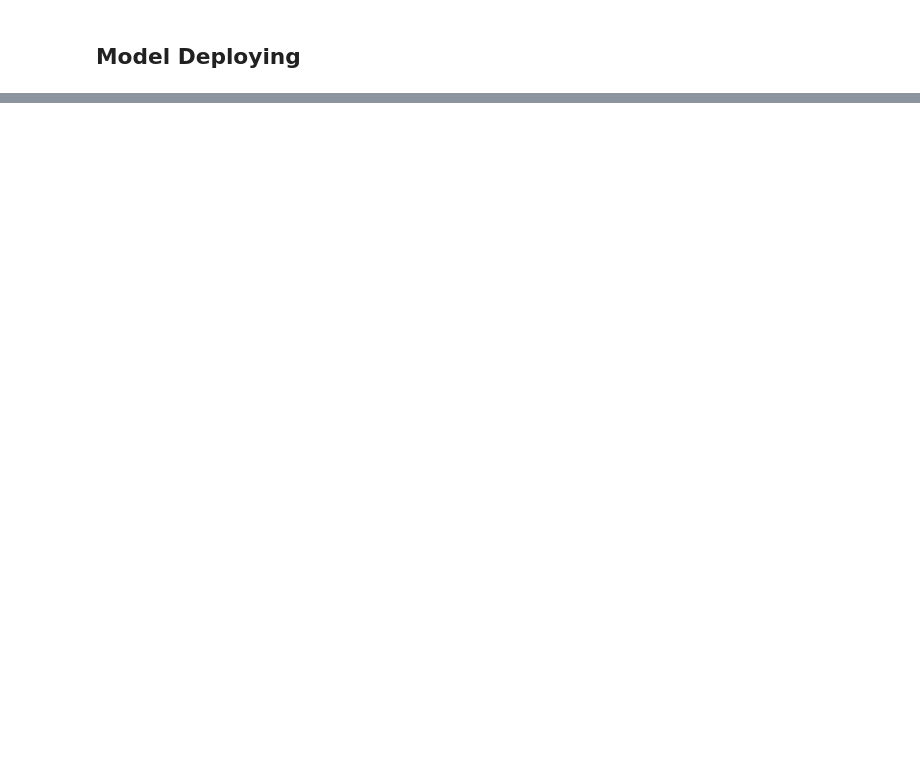
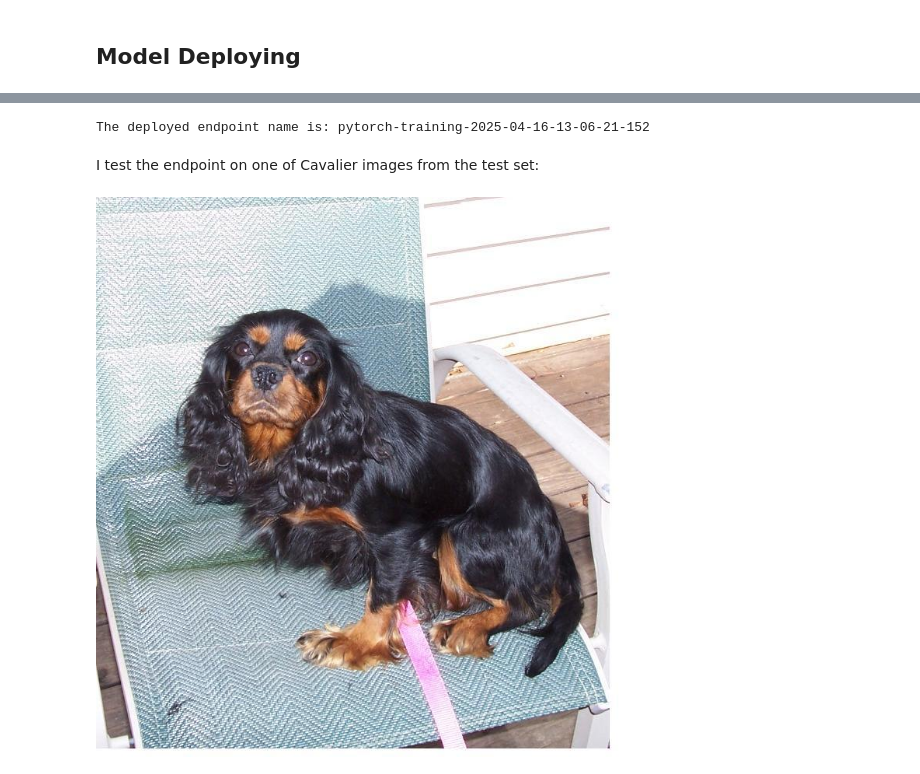
Before and after one commit to PiotrGrabysz/Classify-dog-breed-AWS, a Jupyter notebook: train_and_deploy.ipynb, the cells around one changed output, grey strips where cells are left out. Drawn from its saved outputs; the diff is of its cells as text; code cells hidden in the pictures; blank space fills up the shorter version.

```diff
--- a/train_and_deploy.ipynb
+++ b/train_and_deploy.ipynb
@@ -457,0 +620,12 @@ response = predictor.predict(image)
+# %%
+print(f"The deployed endpoint name is: {predictor.endpoint_name}")
+# %% [output]
+The deployed endpoint name is: pytorch-training-2025-04-16-13-06-21-152
+# %% [markdown]
+I test the endpoint on one of Cavalier images from the test set:
+# %%
+image_path = "./dogImages/test/046.Cavalier_king_charles_spaniel/Cavalier_king_charles_spaniel_03294.jpg"
+image = Image.open(image_path)
+display(image)
+# %% [output]
+[figure, added]
```
Also changed, not shown: parts of 29 cells of this notebook, 1 other file.
